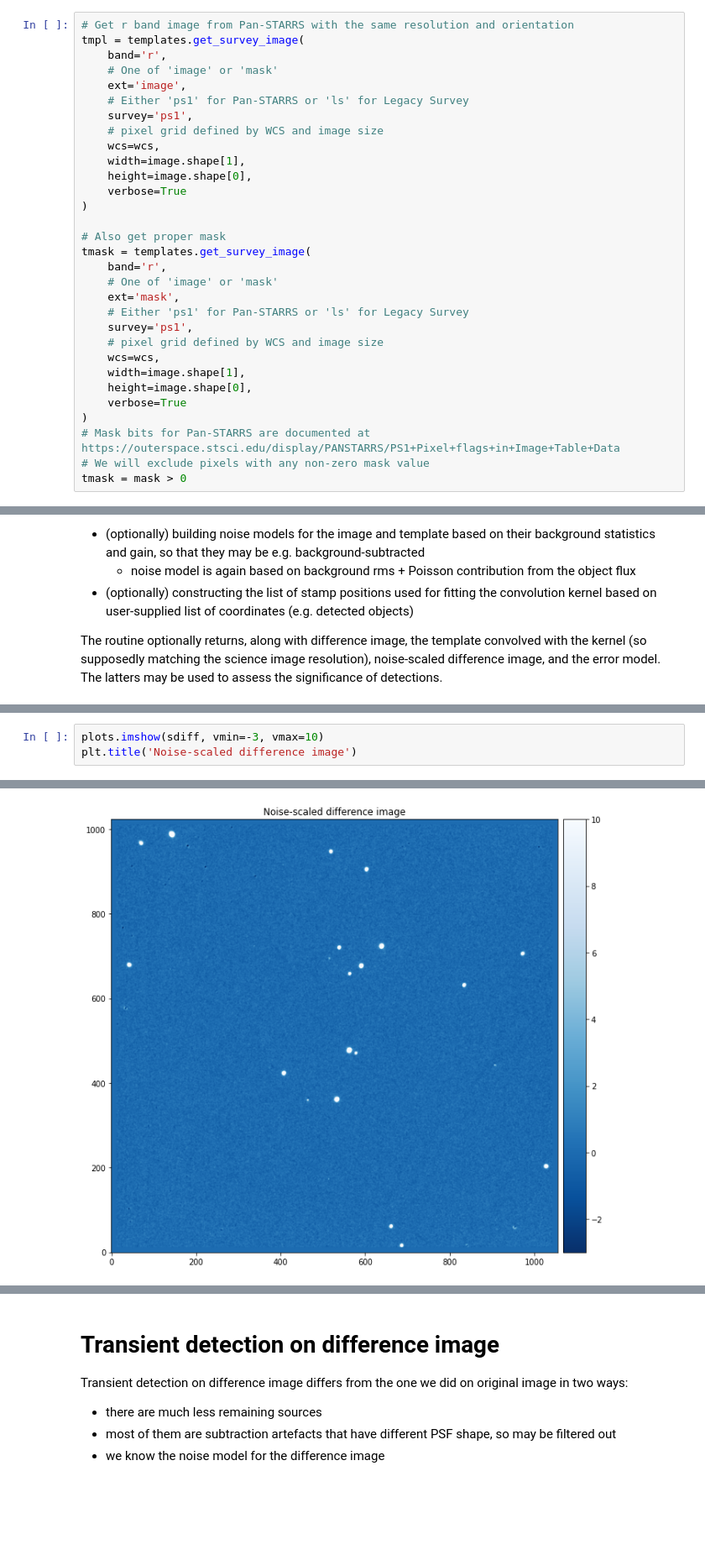
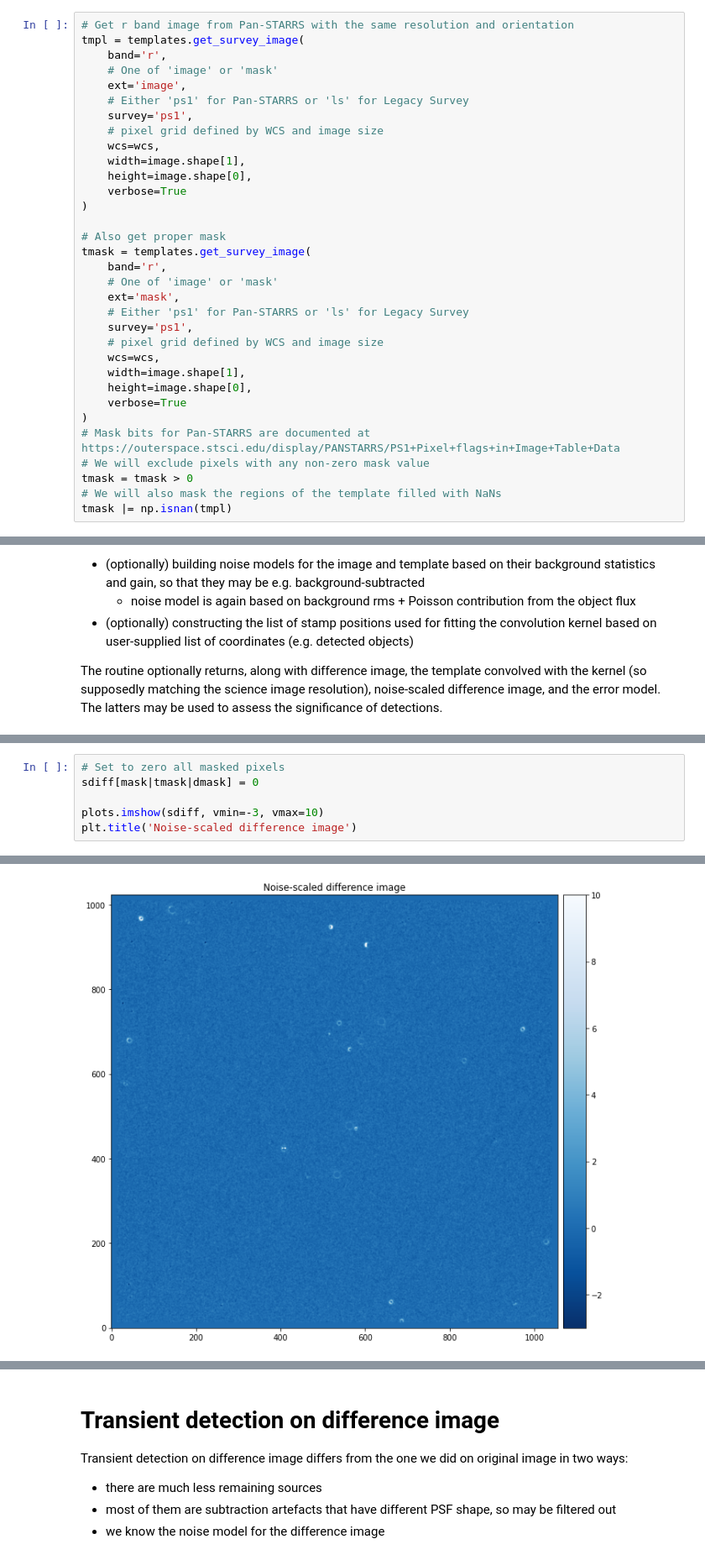
Before and after one commit to karpov-sv/stdpipe, a Jupyter notebook: notebooks/stdpipe_tutorial.ipynb, the cells around one changed output, grey strips where cells are left out. Shown at 84% size. Cells and saved outputs as stored; diff of their text form; blank space fills up the shorter version.

```diff
--- a/notebooks/stdpipe_tutorial.ipynb
+++ b/notebooks/stdpipe_tutorial.ipynb
@@ -614,7 +615,9 @@ tmask = templates.get_survey_image(
 )
 # Mask bits for Pan-STARRS are documented at https://outerspace.stsci.edu/display/PANSTARRS/PS1+Pixel+flags+in+Image+Table+Data
 # We will exclude pixels with any non-zero mask value
-tmask = mask > 0
+tmask = tmask > 0
+# We will also mask the regions of the template filled with NaNs
+tmask |= np.isnan(tmpl)
 # %% [output]
 Cache location not specified, falling back to /var/folders/82/92l2np5529qbpckrl8ttlj200000gn/T/ps1
 rings.v3.skycell.1004.016.stk.r.unconv.fits already downloaded
@@ -771,7 +776,10 @@ SUCCESS
 # %%
+# Set to zero all masked pixels
+sdiff[mask|tmask|dmask] = 0
+
 plots.imshow(sdiff, vmin=-3, vmax=10)
 plt.title('Noise-scaled difference image')
 # %% [output]
 Text(0.5, 1.0, 'Noise-scaled difference image')
-[figure, old version]
+[figure, new version]
 # %% [markdown]
```
Also changed, not shown: parts of 27 cells of this notebook.
